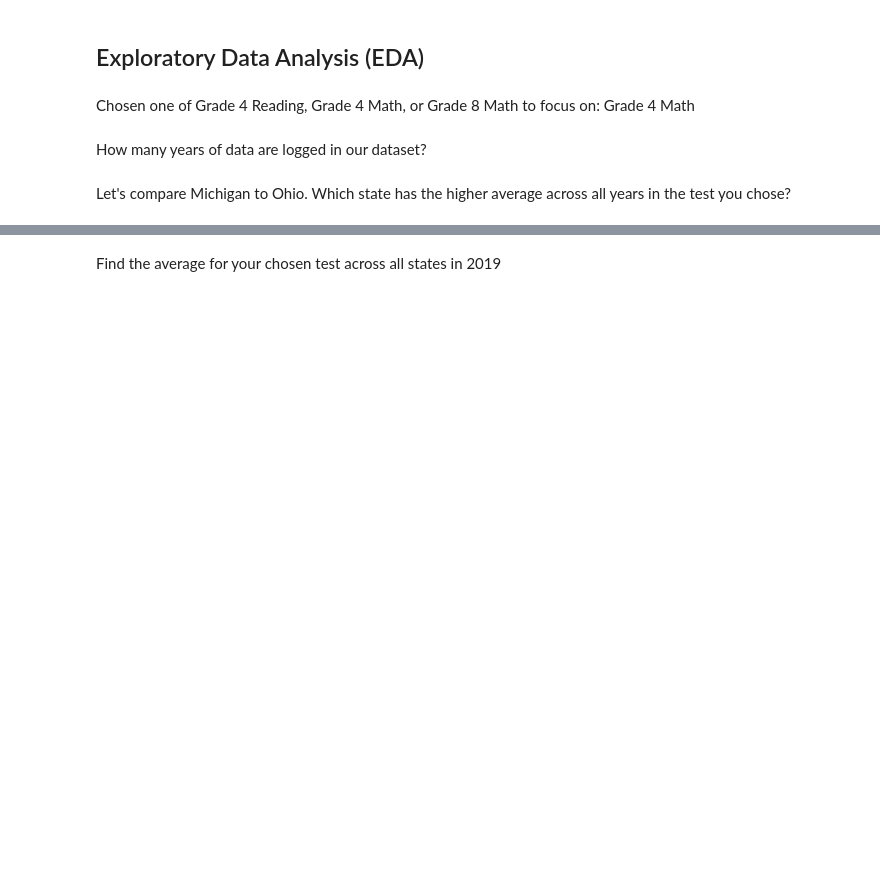
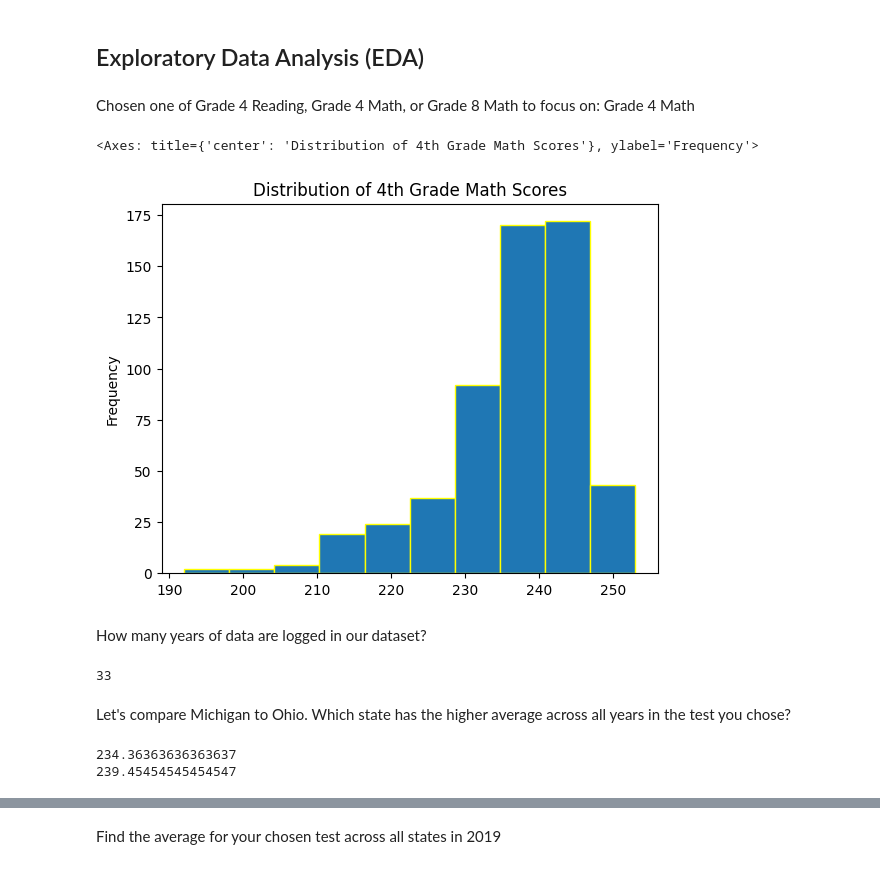
Before and after one commit to lenadahee/MDST-Tutorial, a Jupyter notebook: tutorial1/checkpoint1.ipynb, the cells around one changed output, grey strips where cells are left out. Drawn from its saved outputs; the diff is of its cells as text; code cells hidden in the pictures; blank space fills up the shorter version.

```diff
--- a/tutorial1/checkpoint1.ipynb
+++ b/tutorial1/checkpoint1.ipynb
@@ -47,6 +177,12 @@ Use this space to rename columns, deal with missing data, etc. _(optional)_
 <h2>Exploratory Data Analysis (EDA) </h2>
 # %% [markdown]
 Chosen one of Grade 4 Reading, Grade 4 Math, or Grade 8 Math to focus on: Grade 4 Math
+# %%
+df.AVG_MATH_4_SCORE.plot.hist(title="Distribution of 4th Grade Math Scores",edgecolor="yellow")
+#edgecolor is the color of the lines separating the bars, makes it easier to see the bars
+# %% [output]
+<Axes: title={'center': 'Distribution of 4th Grade Math Scores'}, ylabel='Frequency'>
+[figure, added]
 # %% [markdown]
 How many years of data are logged in our dataset?
 # %%
@@ -54,5 +190,8 @@ How many years of data are logged in our dataset?
 # Your Code
 unique_years = df["YEAR"].unique()
 num_unique_years = len(unique_years)
+print(num_unique_years)
+# %% [output]
+33
 # %% [markdown]
 Let's compare Michigan to Ohio. Which state has the higher average across all years in the test you chose?
@@ -61,0 +198,16 @@ df
+# %%
+# @@@ 2
+# geo_location = df.groupby("AVG_MATH_4_SCORE").mean()
+# print(geo_location)
+# mask =[df["STATE"] == "MICHIGAN"]
+# michigan = df[mask]
+# print(michigan)
+
+michigan_avg = df[df.STATE == "MICHIGAN"].AVG_MATH_4_SCORE.mean()
+print(michigan_avg)
+
+ohio_avg = df[df.STATE == "OHIO"].AVG_MATH_4_SCORE.mean()
+print(ohio_avg)
+# %% [output]
+234.36363636363637
+239.45454545454547
```
Also changed, not shown: parts of 40 cells of this notebook, 2 other files.
